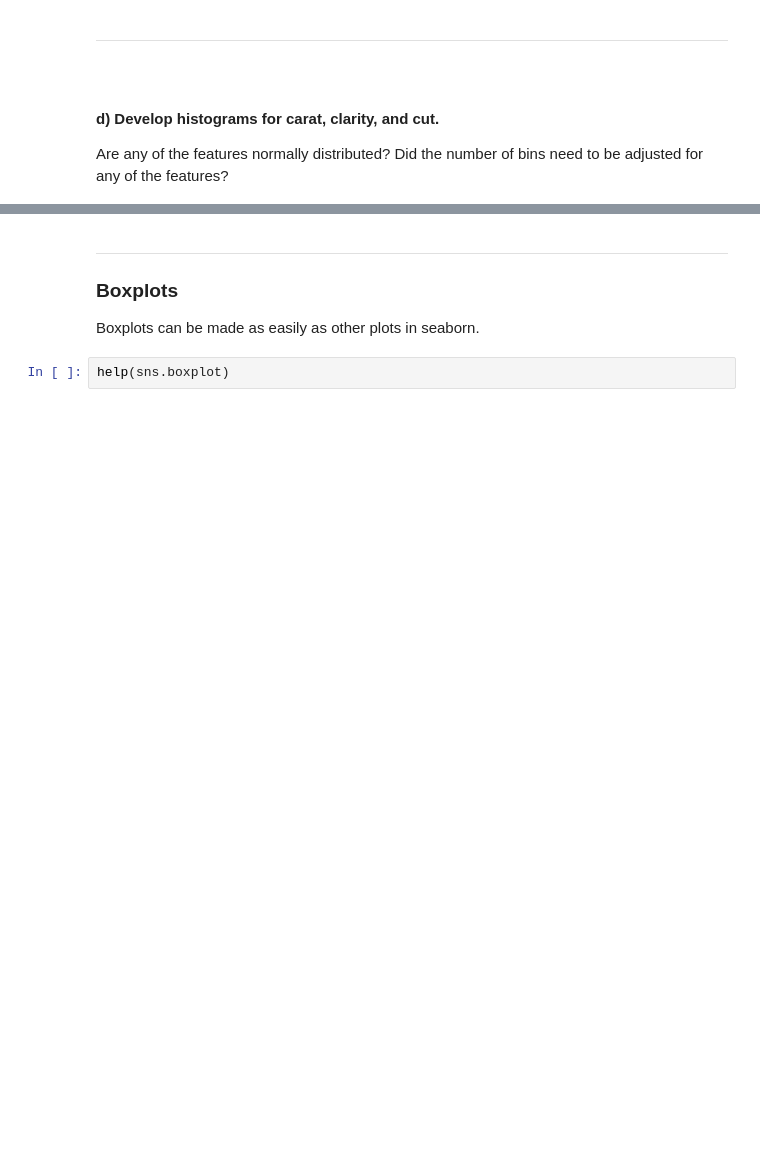
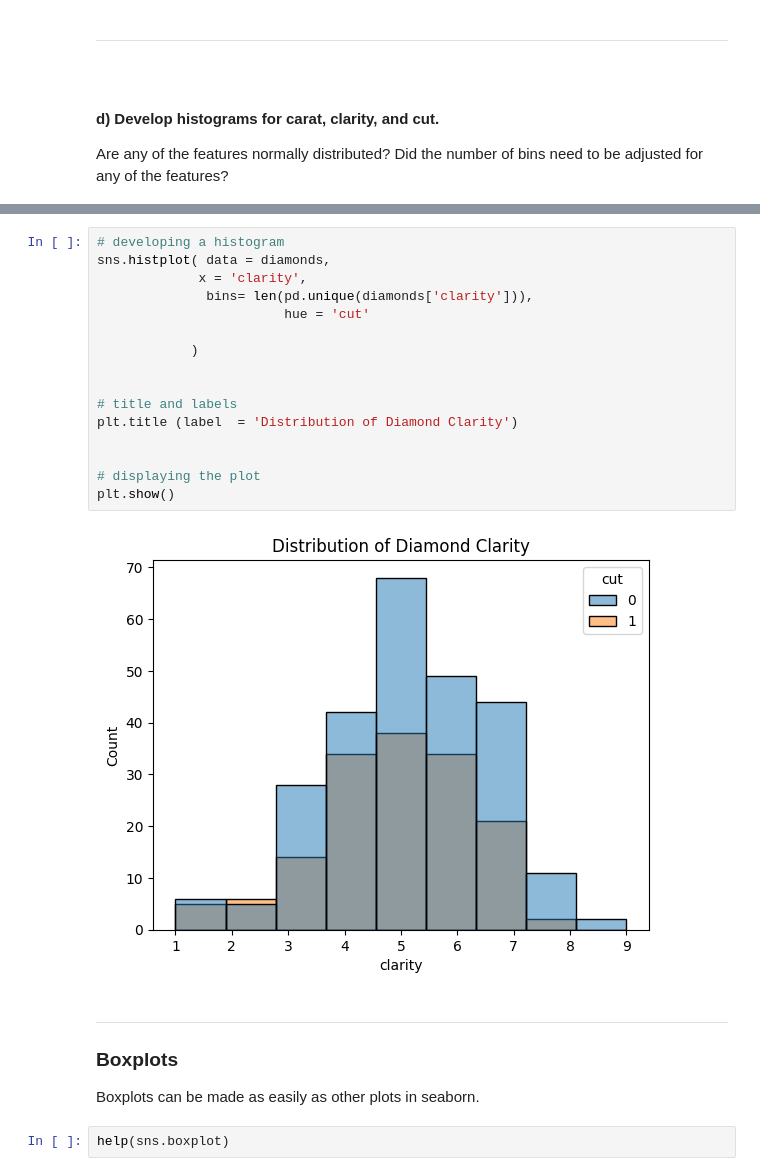
Before and after one commit to samuel-mahembe/Data-Science-Python-Kickstart, a Jupyter notebook: Script 03 - Exploratory Data Analysis - Guided.ipynb, the cells around one changed output, grey strips where cells are left out. Drawn from its saved outputs; the diff is of its cells as text; blank space fills up the shorter version.

```diff
--- a/Script 03 - Exploratory Data Analysis - Guided.ipynb
+++ b/Script 03 - Exploratory Data Analysis - Guided.ipynb
@@ -180,3 +176,21 @@ plt.show()
+# %%
+# developing a histogram
+sns.histplot( data = diamonds,
+             x = 'clarity',
+              bins= len(pd.unique(diamonds['clarity'])),
+                        hue = 'cut'
+
+            )
+
+
+# title and labels
+plt.title (label  = 'Distribution of Diamond Clarity')
+
+
+# displaying the plot
+plt.show()
+# %% [output]
+[figure, added]
 # %% [markdown]
 <hr style="height:.9px;border-width:0;color:gray;background-color:gray">
 <h3>Boxplots</h3>
```
Also changed, not shown: parts of 8 cells of this notebook.
